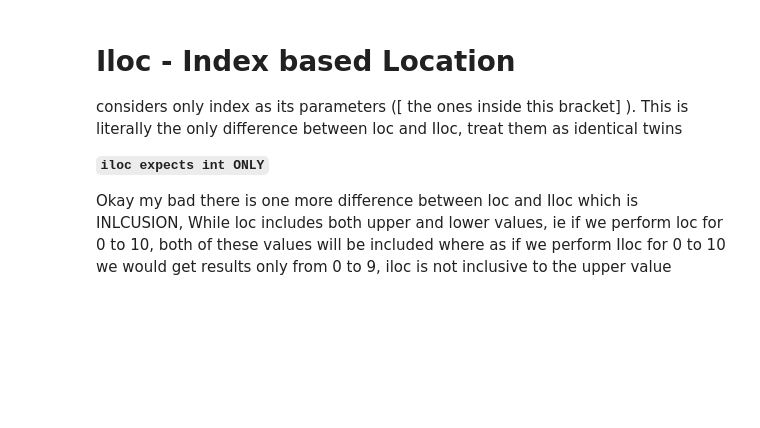
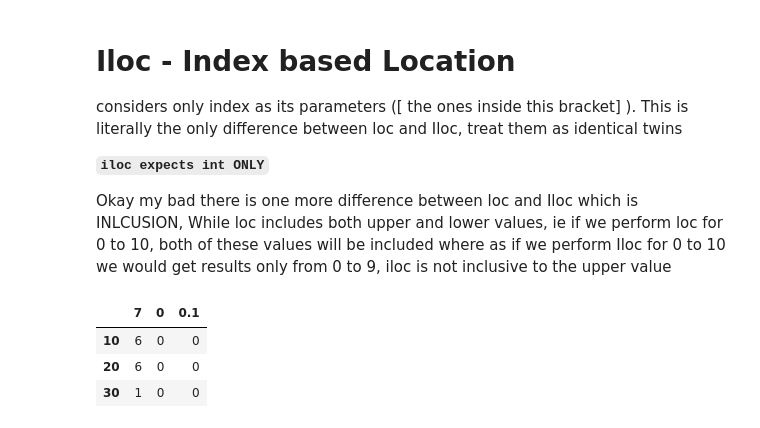
Before and after one commit to kedarvartak/Machine-Learning, a Jupyter notebook: Pandas1.ipynb, the cells around one changed output. Drawn from its saved outputs; the diff is of its cells as text; code cells hidden in the pictures; blank space fills up the shorter version.

```diff
--- a/Pandas1.ipynb
+++ b/Pandas1.ipynb
@@ -174,3 +174,10 @@ considers only index as its parameters ([ the ones inside this bracket] ). This
 **`iloc expects int ONLY`**
 
 Okay my bad there is one more difference between loc and Iloc which is INLCUSION, While loc includes both upper and lower values, ie if we perform loc for 0 to 10, both of these values will be included where as if we perform Iloc for 0 to 10 we would get results only from 0 to 9, iloc is not inclusive to the upper value
+# %%
+mnist_data.iloc[[10, 20, 30] , [0, 1 , 2]]
+# %% [output]
+|  | 7 | 0 | 0.1 |
+| 10 | 6 | 0 | 0 |
+| 20 | 6 | 0 | 0 |
+| 30 | 1 | 0 | 0 |
```
Also changed, not shown: parts of 3 cells of this notebook.
